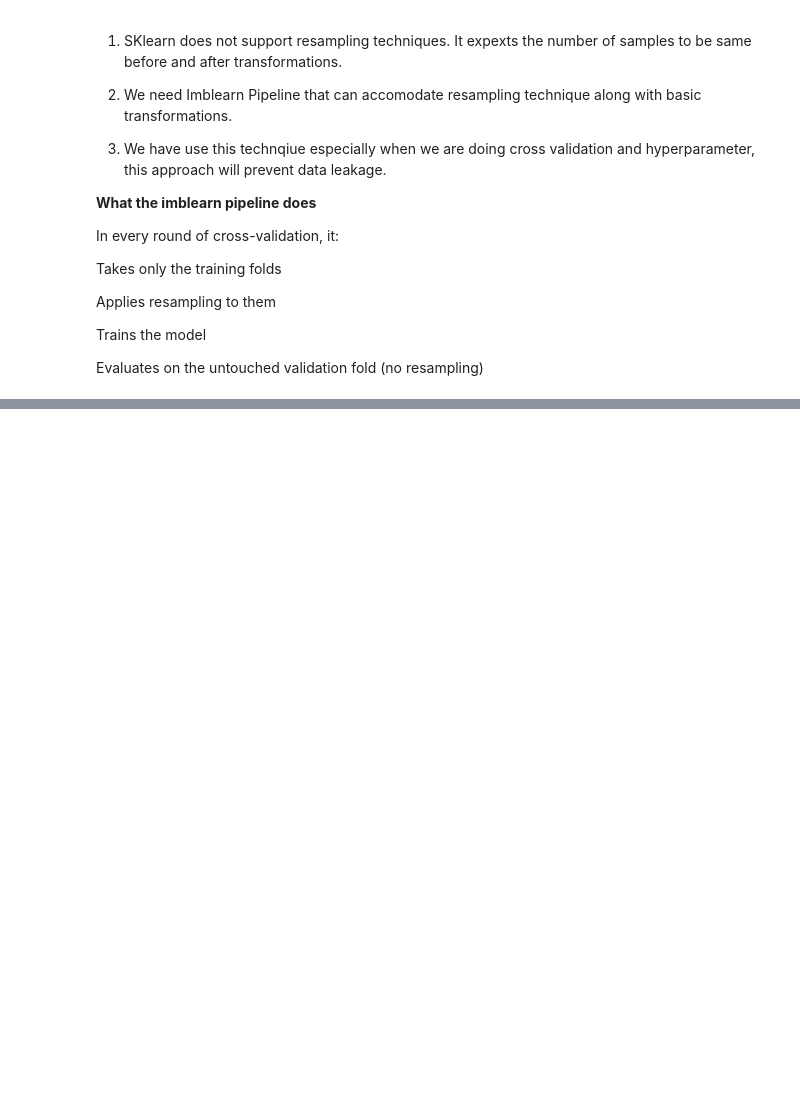
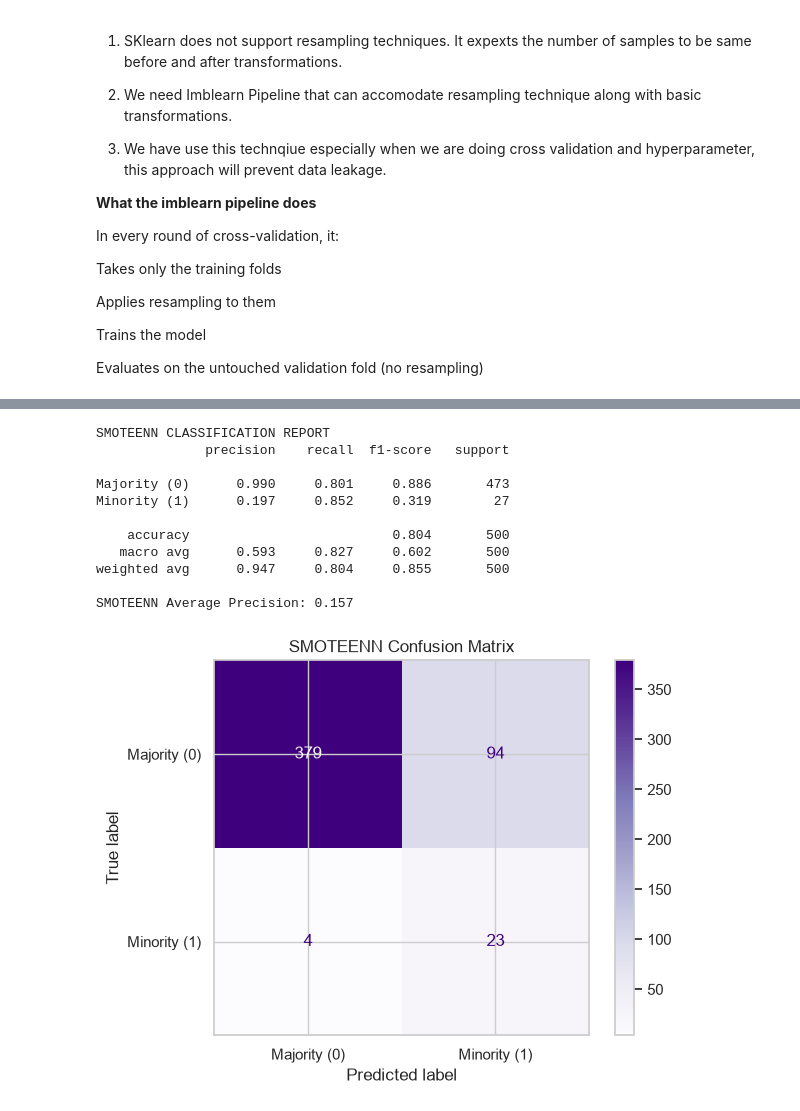
Before and after one commit to AvanindraBose/ML-Zodiac, a Jupyter notebook: ImbalancedDataset/hybrid_Sampling.ipynb, the cells around one changed output, grey strips where cells are left out. Drawn from its saved outputs; the diff is of its cells as text; code cells hidden in the pictures; blank space fills up the shorter version.

```diff
--- a/ImbalancedDataset/hybrid_Sampling.ipynb
+++ b/ImbalancedDataset/hybrid_Sampling.ipynb
@@ -465,0 +539,48 @@ Evaluates on the untouched validation fold (no resampling)
+# %%
+smoteenn_model = LogisticRegression(
+    max_iter=1000,
+    random_state=42
+)
+
+smoteenn_model.fit(X_train_enn, y_train_enn)
+
+# Evaluate on the same untouched test set
+enn_pred = smoteenn_model.predict(X_test_scaled)
+enn_proba = smoteenn_model.predict_proba(X_test_scaled)[:, 1]
+
+print("SMOTEENN CLASSIFICATION REPORT")
+print(classification_report(
+    y_test,
+    enn_pred,
+    target_names=["Majority (0)", "Minority (1)"],
+    digits=3,
+    zero_division=0
+))
+
+print(
+    "SMOTEENN Average Precision:",
+    round(average_precision_score(y_test, enn_proba), 3)
+)
+
+ConfusionMatrixDisplay.from_predictions(
+    y_test,
+    enn_pred,
+    display_labels=["Majority (0)", "Minority (1)"],
+    cmap="Purples"
+)
+plt.title("SMOTEENN Confusion Matrix")
+plt.tight_layout()
+plt.show()
+# %% [output]
+SMOTEENN CLASSIFICATION REPORT
+              precision    recall  f1-score   support
+
+Majority (0)      0.990     0.801     0.886       473
+Minority (1)      0.197     0.852     0.319        27
+
+    accuracy                          0.804       500
+   macro avg      0.593     0.827     0.602       500
+weighted avg      0.947     0.804     0.855       500
+
+SMOTEENN Average Precision: 0.157
+[figure, added]
```
Also changed, not shown: parts of 7 cells of this notebook.
